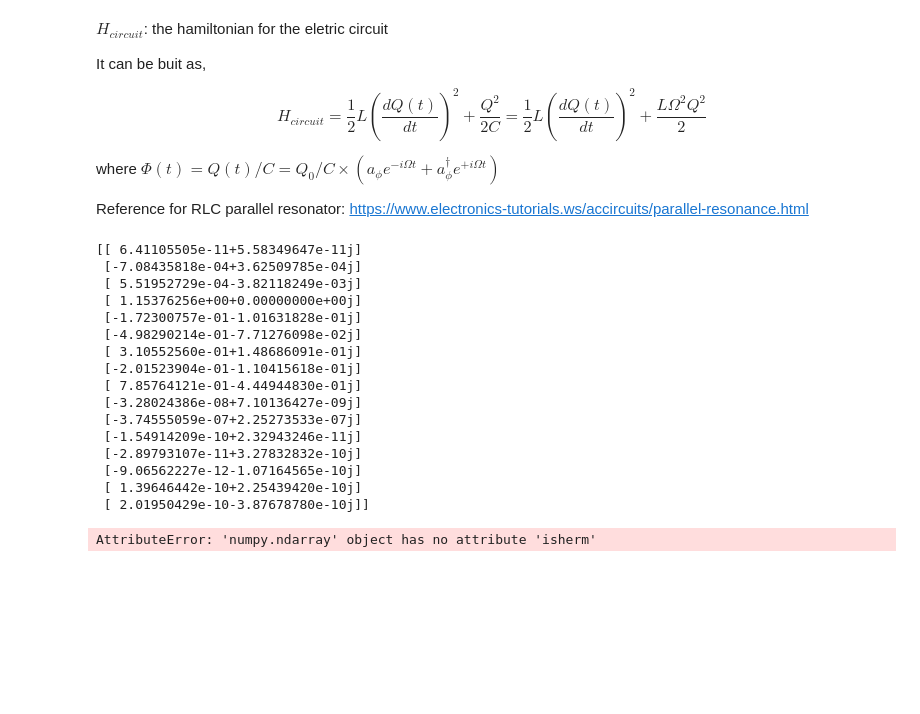
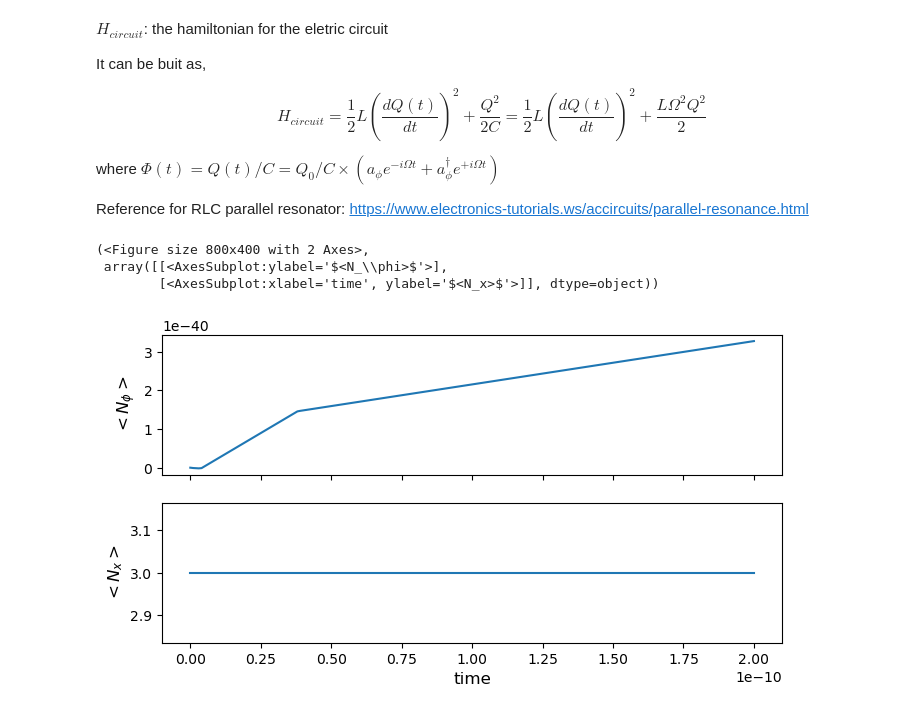
Before and after one commit to yuqian15/electron_micromotion_cooling, a Jupyter notebook: Electron-QIP-quantum-case.ipynb, the cells around one changed output. Drawn from its saved outputs; the diff is of its cells as text; code cells hidden in the pictures; blank space fills up the shorter version.

```diff
--- a/Electron-QIP-quantum-case.ipynb
+++ b/Electron-QIP-quantum-case.ipynb
@@ -487,53 +487,41 @@ count_x = anni_x.dag() * anni_x
 
 T = 2 * np.pi / wradical
 # %%
+
 p_ex_X = []
 p_ex_Phi = []
 
 f_modes0, f_energies = floquet_modes(H, T)
 f_coeff = floquet_state_decomposition(f_modes0, f_energies, psi0)
 fmodes_table = floquet_modes_table(f_modes0, f_energies, t_eval, H, T)
 for i, t in enumerate(t_eval):
     psi_t = floquet_wavefunction(fmodes_table[i], f_energies, f_coeff, t)
     print(psi_t)
     p_ex_Phi.append(expect(tensor(count_phi), psi_t[0]))
 
 # fsesolve 4 dim, T = 2 Pi / Wradical, 50 steps, 13.9s
 '''
 fse_result = fsesolve(
     H,
     psi0,
     tlist = t_eval,
     #spectra_cb= [],
     e_ops=[count_phi, count_x],
     T=T,
     args={},
 )
 '''
 # brmesolve 4 dim, 6.9s
-'''
-brme_result = brmesolve(H, psi0, t_eval, e_ops = [count_phi, count_x])
-'''
+
+# brme_result = brmesolve(H, psi0, t_eval, e_ops = [count_phi, count_x])
+
 # Plot the expectation values
-#plot_expectation_values(brme_result, ylabels=["$<N_\phi>$", "$<N_x>$"])
+plot_expectation_values(brme_result, ylabels=["$<N_\phi>$", "$<N_x>$"])
 # %% [output]
-[[ 6.41105505e-11+5.58349647e-11j]
- [-7.08435818e-04+3.62509785e-04j]
- [ 5.51952729e-04-3.82118249e-03j]
- [ 1.15376256e+00+0.00000000e+00j]
- [-1.72300757e-01-1.01631828e-01j]
- [-4.98290214e-01-7.71276098e-02j]
- [ 3.10552560e-01+1.48686091e-01j]
- [-2.01523904e-01-1.10415618e-01j]
- [ 7.85764121e-01-4.44944830e-01j]
- [-3.28024386e-08+7.10136427e-09j]
- [-3.74555059e-07+2.25273533e-07j]
- [-1.54914209e-10+2.32943246e-11j]
- [-2.89793107e-11+3.27832832e-10j]
- [-9.06562227e-12-1.07164565e-10j]
- [ 1.39646442e-10+2.25439420e-10j]
- [ 2.01950429e-10-3.87678780e-10j]]
+(<Figure size 800x400 with 2 Axes>,
+ array([[<AxesSubplot:ylabel='$<N_\\phi>$'>],
+        [<AxesSubplot:xlabel='time', ylabel='$<N_x>$'>]], dtype=object))
-AttributeError: 'numpy.ndarray' object has no attribute 'isherm'
+[figure, added]
 # %%
 about()
 # %% [output]
```
Also changed, not shown: parts of 1 cell of this notebook, 3 other files.
